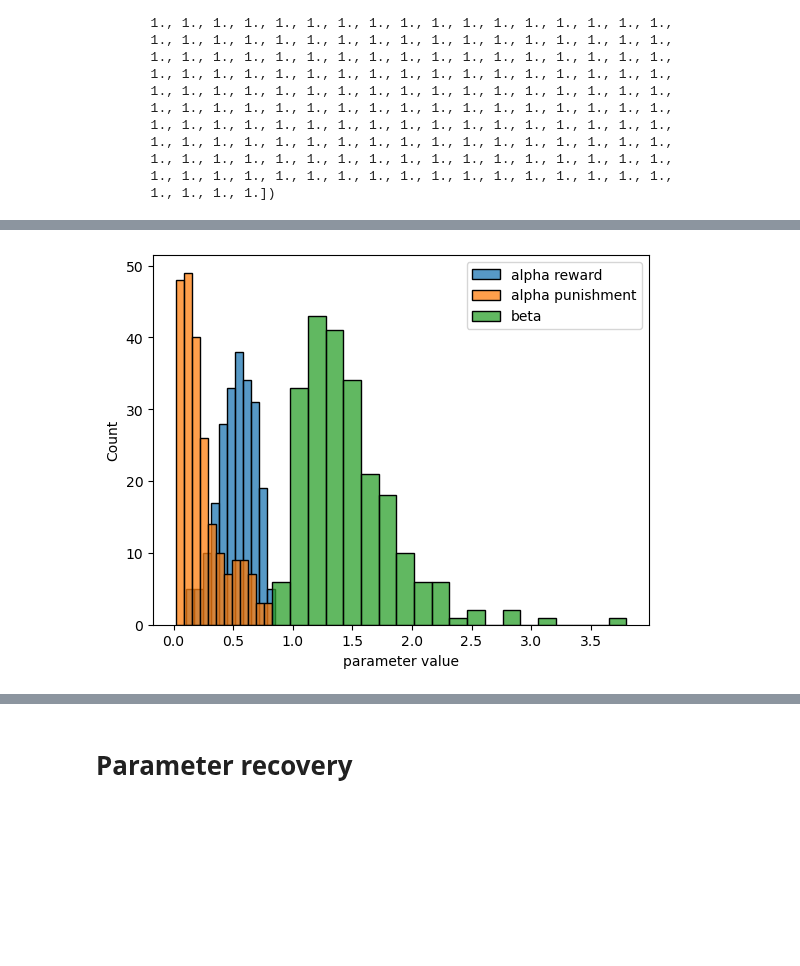
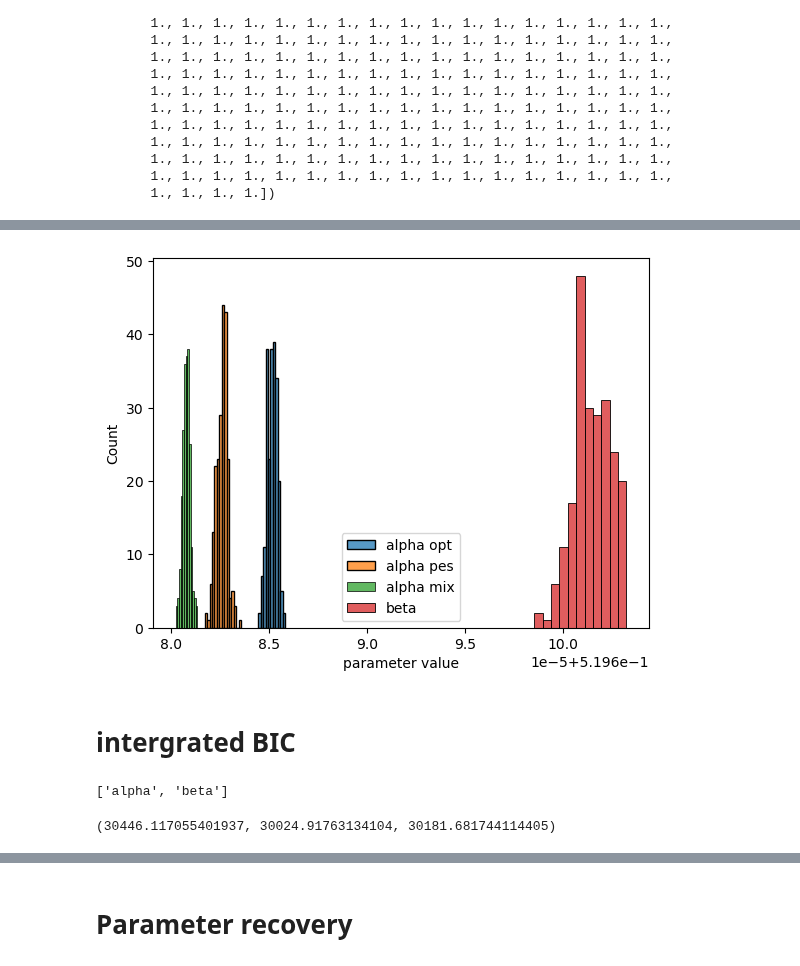
Before and after one commit to shawnrhoads/pyEM, a Jupyter notebook: examples/RW.ipynb, the cells around one changed output, grey strips where cells are left out. Drawn from its saved outputs; the diff is of its cells as text; code cells hidden in the pictures; blank space fills up the shorter version.

Commit message:
add context model and debug block issue

```diff
--- a/examples/RW.ipynb
+++ b/examples/RW.ipynb
@@ -232,3 +236,8 @@ modelID = 'RW_valence'
 param_names = ['alpha_pos', 'alpha_neg', 'beta'] # slot version
 objfunc_dict = {modelID: rw_models.fit_slot_valence}
 nsubjects = len(all_data)
+# %%
+modelID = 'RW_context'
+param_names = ['alpha_opt', 'alpha_pes', 'alpha_mix', 'beta'] # slot version
+objfunc_dict = {modelID: rw_models.fit_slot_context}
+nsubjects = len(all_data)
@@ -234,0 +264,2 @@ nsubjects = len(all_data)
+# %%
+rw_models.fit_slot_context([0.5,0.5,0.5,1], *all_data[0])
@@ -235,4 +285,4 @@ nsubjects = len(all_data)
 # %%
-m, inv_h, posterior, NPL, NLPrior, NLL = EMfit(all_data, objfunc_dict['RW_valence'], param_names)
-# est 6m for RW_basic, 40m for RW_outcome, 37m for RW_PE
+m, inv_h, posterior, NPL, NLPrior, NLL = EMfit(all_data, objfunc_dict['RW_context'], param_names)
+# est 6m for RW_basic, 40m for RW_outcome, 37m for RW_PE, 4m for RW_context
 # %% [output]
@@ -269,10 +324,16 @@ for subj_idx in range(nsubjects):
             est_params[subj_idx, param_idx] = norm2beta(m[param_idx, subj_idx])
         if 'alpha' in param_name: #edit conversion
             est_params[subj_idx, param_idx] = norm2alpha(m[param_idx, subj_idx])
-        if 'alpha_rew' or 'alpha_pos' in param_name: #edit conversion
-            est_params[subj_idx, param_idx] = norm2alpha(m[param_idx, subj_idx])
-        if 'alpha_pun' or 'alpha_neg' in param_name: #added conversion
-            est_params[subj_idx, param_idx] = norm2alpha(m[param_idx, subj_idx])
+        # if 'alpha_rew' or 'alpha_pos' in param_name: #edit conversion
+        #     est_params[subj_idx, param_idx] = norm2alpha(m[param_idx, subj_idx])
+        # if 'alpha_pun' or 'alpha_neg' in param_name: #added conversion
+        #     est_params[subj_idx, param_idx] = norm2alpha(m[param_idx, subj_idx])
+        # if 'alpha_opt' in param_name:
+        #     est_params[subj_idx, param_idx] = norm2alpha(m[param_idx, subj_idx])
+        # if 'alpha_pes' in param_name:
+        #     est_params[subj_idx, param_idx] = norm2alpha(m[param_idx, subj_idx])
+        # if 'alpha_mix' in param_name:
+        #     est_params[subj_idx, param_idx] = norm2alpha(m[param_idx, subj_idx])
 # %%
 # not sure what this chunk is doing
 modout[modelID]['fit'] = {}
@@ -619,10 +696,17 @@ array([1., 1., 1., 1., 1., 1., 1., 1., 1., 1., 1., 1., 1., 1., 1., 1., 1.,
 # %%
-sns.histplot(data=fit_df, x='alpha_rew', label='alpha reward')
-sns.histplot(data=fit_df, x='alpha_pun', label='alpha punishment')
+sns.histplot(data=fit_df, x='alpha_opt', label='alpha opt')
+sns.histplot(data=fit_df, x='alpha_pes', label='alpha pes')
+sns.histplot(data=fit_df, x='alpha_mix', label='alpha mix')
 sns.histplot(data=fit_df, x='beta', label='beta')
 
 plt.xlabel('parameter value')
 plt.legend()
 plt.show()
 # %% [output]
-[figure, old version]
+[figure, new version]
+# %% [markdown]
+# intergrated BIC
+# %%
+param_names
+# %% [output]
+['alpha', 'beta']
@@ -628,0 +733,4 @@ plt.show()
+# %%
+bicint_basic, bicint_outcome, bicint_valence
+# %% [output]
+(30446.117055401937, 30024.91763134104, 30181.681744114405)
```
Also changed, not shown: parts of 27 cells of this notebook, 6 other files.
